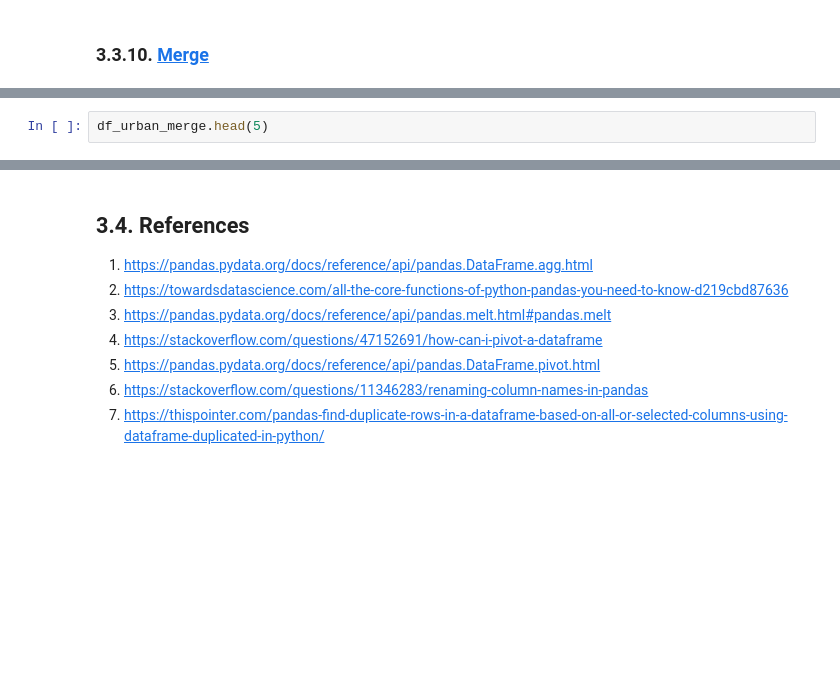
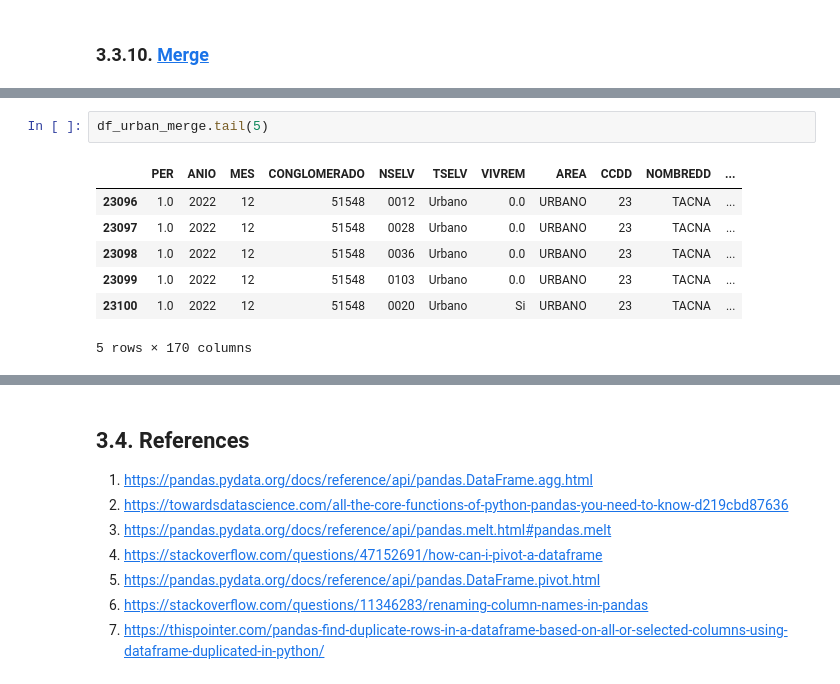
Before and after one commit to qlab-intro-python/ccss-gp-2024, a Jupyter notebook: 3. Pandas/03_Pandas.ipynb, the cells around one changed output, grey strips where cells are left out. Cells and saved outputs as stored; diff of their text form; blank space fills up the shorter version.

```diff
--- a/3. Pandas/03_Pandas.ipynb
+++ b/3. Pandas/03_Pandas.ipynb
@@ -1324,5 +1611,13 @@ df_urban_merge = df_urban_no_dpl.merge( df_l_w , on = [ 'CCDD' ,'CCPP' , 'CCDI'
 # %%
-df_urban_merge.head(5)
+df_urban_merge.tail(5)
+# %% [output]
+|  | PER | ANIO | MES | CONGLOMERADO | NSELV | TSELV | VIVREM | AREA | CCDD | NOMBREDD | ... |
+| 23096 | 1.0 | 2022 | 12 | 51548 | 0012 | Urbano | 0.0 | URBANO | 23 | TACNA | ... |
+| 23097 | 1.0 | 2022 | 12 | 51548 | 0028 | Urbano | 0.0 | URBANO | 23 | TACNA | ... |
+| 23098 | 1.0 | 2022 | 12 | 51548 | 0036 | Urbano | 0.0 | URBANO | 23 | TACNA | ... |
+| 23099 | 1.0 | 2022 | 12 | 51548 | 0103 | Urbano | 0.0 | URBANO | 23 | TACNA | ... |
+| 23100 | 1.0 | 2022 | 12 | 51548 | 0020 | Urbano | Si | URBANO | 23 | TACNA | ... |
+5 rows × 170 columns
 # %%
 # See all your DataFrames
 %whos DataFrame
```
Also changed, not shown: parts of 34 cells of this notebook.
